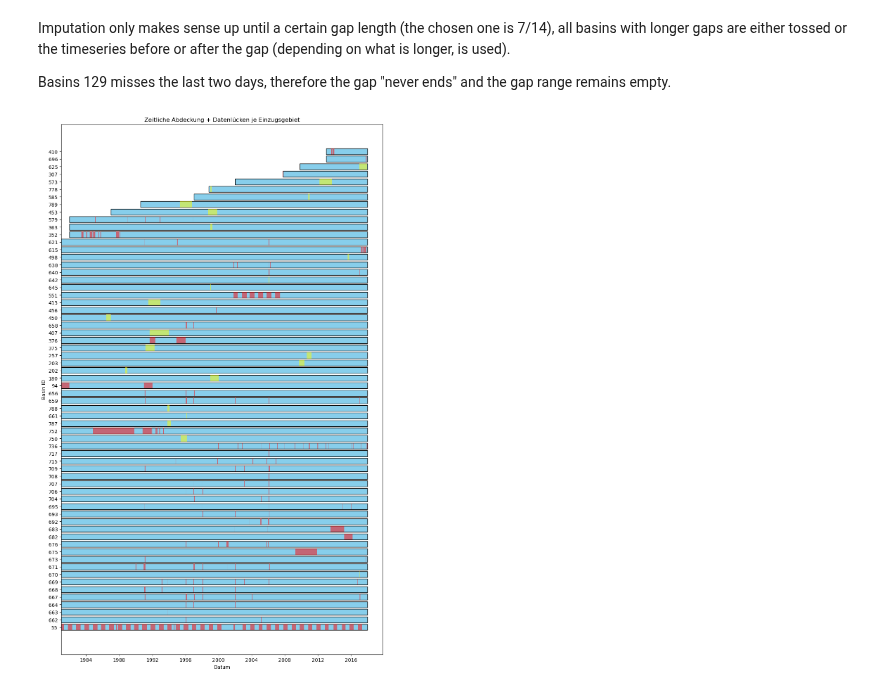
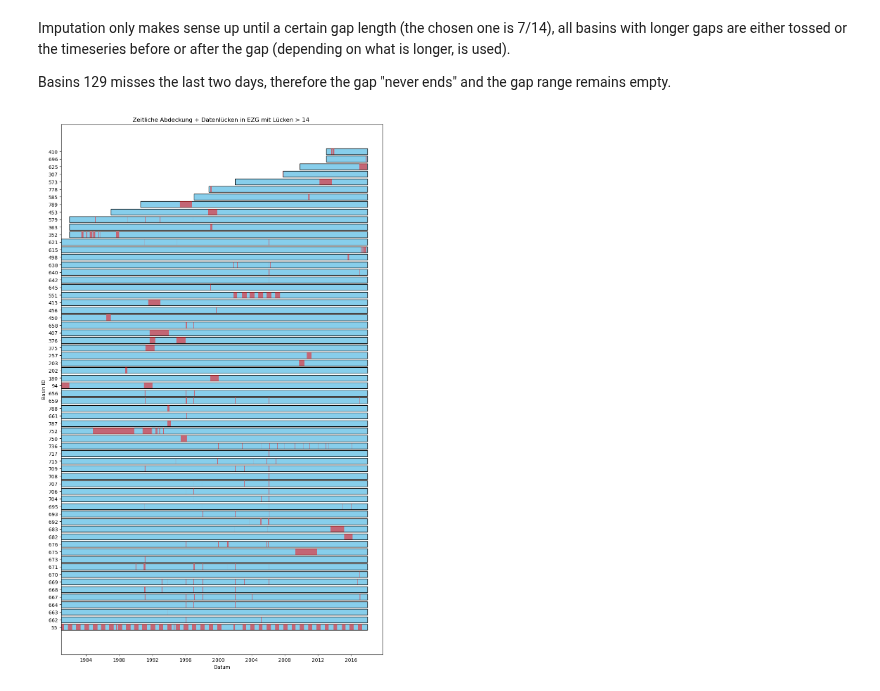
Before and after one commit to tripleUU-U/lamah-ce_lstm, a Jupyter notebook: eda/eda_raw_dataset.ipynb, the cells around one changed output. Cells and saved outputs as stored; diff of their text form; code cells hidden in the pictures.

```diff
--- a/eda/eda_raw_dataset.ipynb
+++ b/eda/eda_raw_dataset.ipynb
@@ -195,11 +194,13 @@ for path in tqdm(discharge_path_list):
                 current_gap = 0
 
                 # Also fetch end date, append date range of gap and reset date span.
-                current_date_span[1] = pd.Timestamp(
+                current_date = pd.Timestamp(
                     year=int(discharge.loc[i, "YYYY"]),
                     month=int(discharge.loc[i, "MM"]),
                     day=int(discharge.loc[i, "DD"])
                 )
+                # -1 because the last gap day, is the previous one.
+                current_date_span[1] = current_date - pd.Timedelta(days=1)
 
                 start_end_dates.append(current_date_span)
                 current_date_span = [None, None]
@@ -260,33 +266,35 @@ fig, ax = plt.subplots(figsize=(10, len(basin_ids_sorted) * 0.25))
 ax.barh(
     y=basin_ids_sorted,
     width=missing_stats_sorted["end"] - missing_stats_sorted["start"],
     left=missing_stats_sorted["start"],
     height=0.8,
     color="skyblue",
     edgecolor="k"
 )
 
 # Lücken: Gaps als rote Balken
 for i, basin_id in enumerate(basin_ids_sorted):
 
     gap_dates = missing_stats_sorted.loc[int(basin_id),"gap_dates"]
 
     color = "red" if len(gap_dates) != 1 else "yellow"
 
     for gap_start, gap_end in gap_dates:
         ax.barh(
             y=basin_id,
             width=gap_end - gap_start,
             left=gap_start,
             height=0.8,
-            color=color,
+            color="red",
             alpha=0.5
         )
 
+
+
 ax.set_xlabel("Datum")
 ax.set_ylabel("Basin ID")
-ax.set_title("Zeitliche Abdeckung + Datenlücken je Einzugsgebiet")
+ax.set_title("Zeitliche Abdeckung + Datenlücken in EZG mit Lücken > 14 ")
 plt.tight_layout()
 plt.show()
 # %% [output]
-[figure, old version]
+[figure, new version]
```
Also changed, not shown: parts of 5 cells of this notebook, 1 other file.
